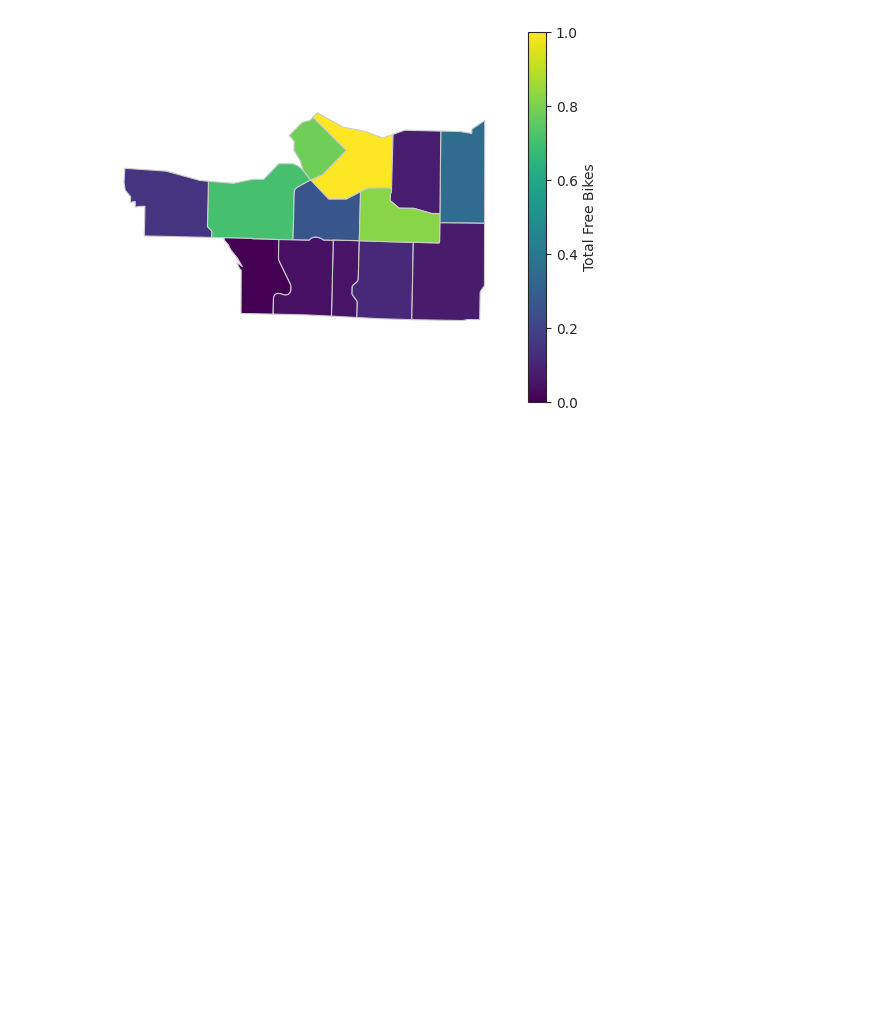
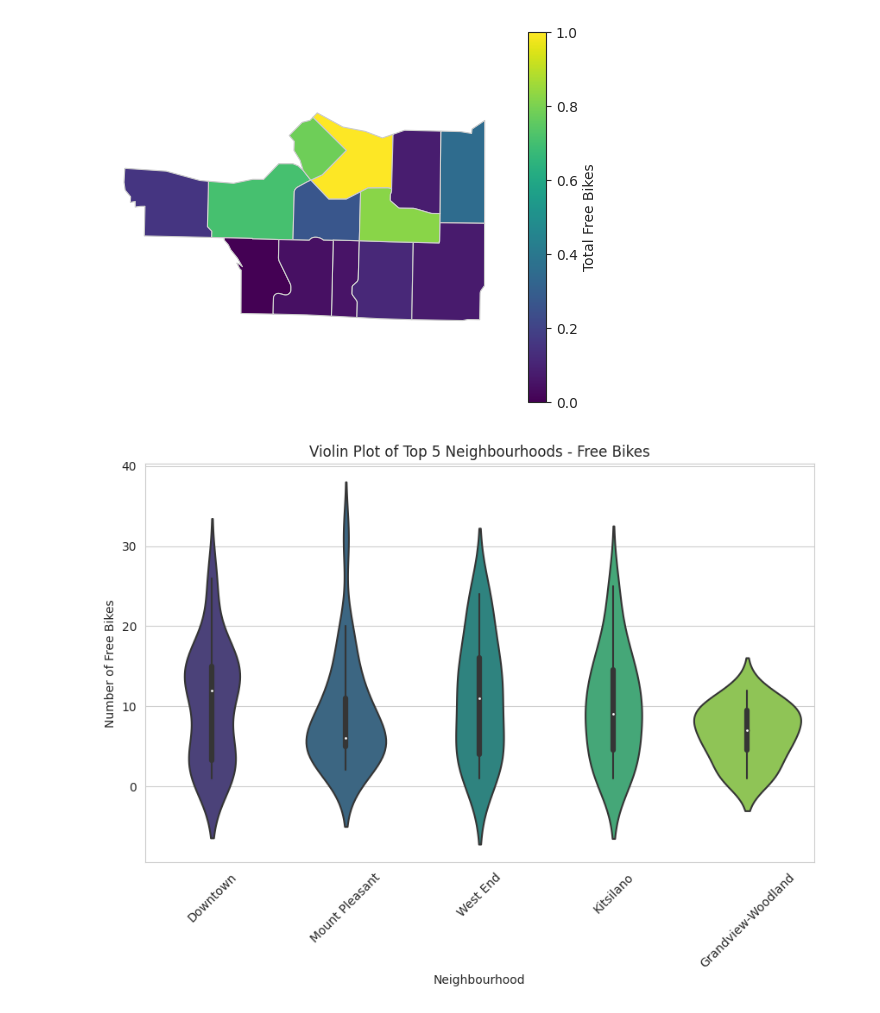
Before and after one commit to cboyda/LighthouseLabs, a Jupyter notebook: Project_Stats_visualizations.ipynb, the cells around one changed output. Drawn from its saved outputs; the diff is of its cells as text; code cells hidden in the pictures; blank space fills up the shorter version.

```diff
--- a/Project_Stats_visualizations.ipynb
+++ b/Project_Stats_visualizations.ipynb
@@ -129,9 +128,6 @@ neighborhood_names = stations_with_regions[['station_name', 'name']]
 # Merge the neighborhood names with the original DataFrame based on the station name
 df = df.merge(neighborhood_names, on='station_name', how='left')
 
-# Drop the unnecessary columns
-df = df.drop(['name_x', 'name_y'], axis=1)
-
 # Rename the column to 'neighbourhood'
 df = df.rename(columns={'name': 'neighbourhood'})
 
@@ -210,11 +202,0 @@ im = Image.open(requests.get(url, stream=True).raw)
-# %%
-
-# display neighbourhoods
-plt.figure(figsize=(10,6)) #size of graph
-plt.figure.autolayout=True
-sns.set_style(style='white')
-#ax.set_facecolor('white')
-sns.scatterplot(palette="tab10",x=df.longitude,y=df.latitude,hue=df.neighbourhood,zorder=5,s=100)
-#implot = plt.imshow(im,zorder=1,aspect='auto', alpha=0.8) # WHY DOES THIS SHOW ON TOP OF MY PLOTS?????
-#plt.ioff() # interactive mode off
-plt.show()
@@ -375,3 +330,30 @@ The get_cmap function was deprecated in Matplotlib 3.7 and will be removed two m
 Unable to determine Axes to steal space for Colorbar. Using gca(), but will raise in the future. Either provide the *cax* argument to use as the Axes for the Colorbar, provide the *ax* argument to ste ...
 <Figure size 1000x600 with 0 Axes>
 [figure]
+# %%
+import matplotlib.pyplot as plt
+import seaborn as sns
+
+# Assuming you have a DataFrame named 'df' with 'neighbourhood' and 'free_bikes' columns
+top_neighbourhoods = df.groupby('neighbourhood')['free_bikes'].sum().nlargest(5).index.tolist()
+df_top = df[df['neighbourhood'].isin(top_neighbourhoods)]
+
+plt.figure(figsize=(10, 6))
+sns.set_style('whitegrid')
+
+# Set the color palette
+colors = sns.color_palette('viridis', len(top_neighbourhoods))
+
+# Create the violin plot
+sns.violinplot(data=df_top, x='neighbourhood', y='free_bikes', order=top_neighbourhoods, palette=colors)
+
+# Set the title and axis labels
+plt.title('Violin Plot of Top 5 Neighbourhoods - Free Bikes')
+plt.xlabel('Neighbourhood')
+plt.ylabel('Number of Free Bikes')
+
+plt.xticks(rotation=45)
+
+plt.show()
+# %% [output]
+[figure, added]
```
Also changed, not shown: parts of 6 cells of this notebook.
